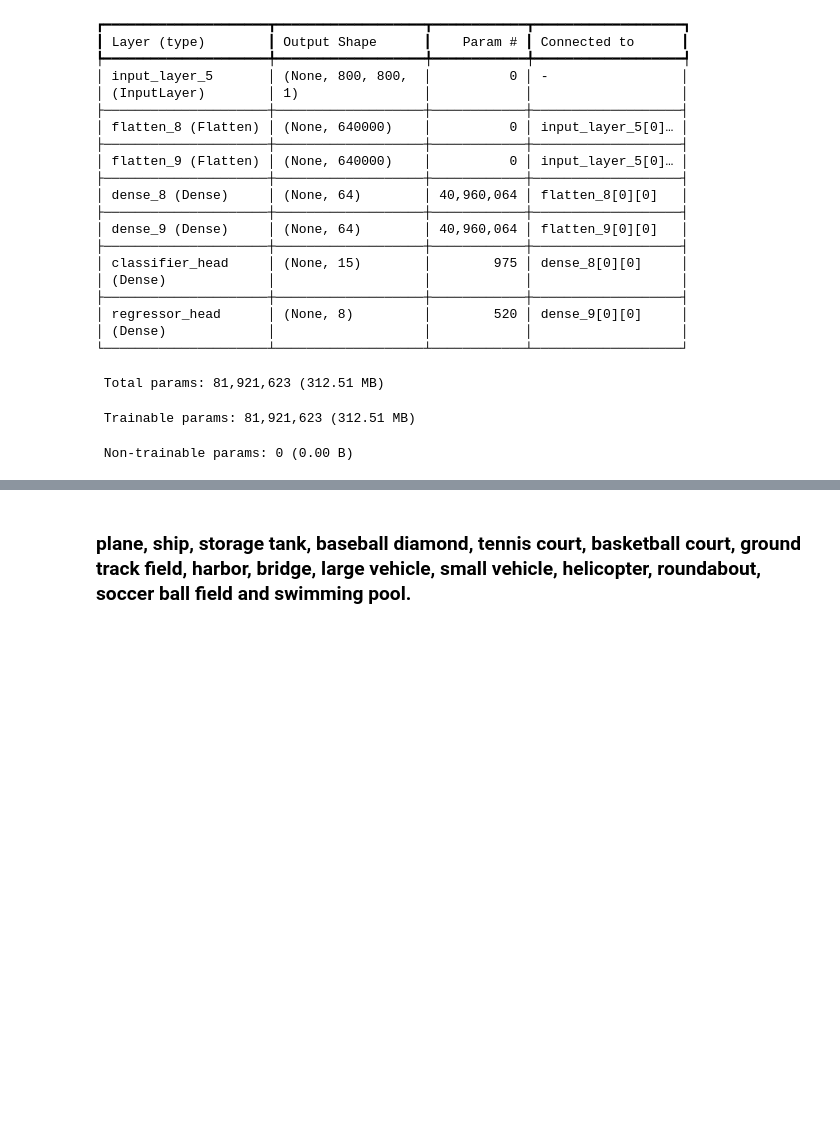
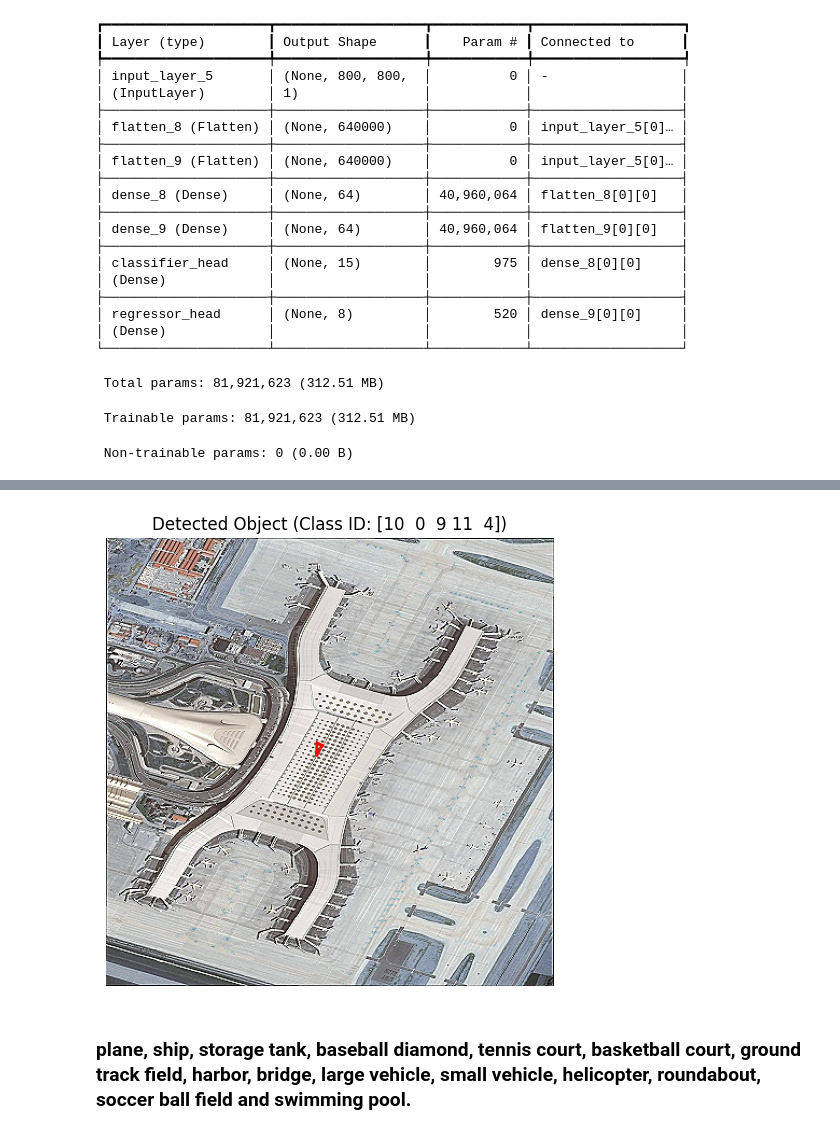
Before and after one commit to AdityaSaiKonduri/Hack2Skill, a Jupyter notebook: project (4).ipynb, the cells around one changed output, grey strips where cells are left out. Cells and saved outputs as stored; diff of their text form; code cells hidden in the pictures; blank space fills up the shorter version.

```diff
--- a/project (4).ipynb
+++ b/project (4).ipynb
@@ -844,0 +993,91 @@ Class ID: 10
+# %%
+import cv2
+import numpy as np
+import matplotlib.pyplot as plt
+from matplotlib.patches import Polygon
+from matplotlib.patches import Rectangle
+from keras.models import load_model
+
+custom_objects = {"custom_loss" : smooth_l1_loss, "custom_metric" : iou_metric}
+
+
+def get_top_5_argmax(predictions):
+    """
+    Get the argmax of the top 5 probabilities for each prediction.
+
+    :param predictions: numpy array of shape (batch_size, max_labels, num_classes)
+    :return: numpy array of shape (batch_size, max_labels, 5)
+    """
+    batch_size, max_labels, num_classes = predictions.shape
+
+    # Reshape to (batch_size * max_labels, num_classes)
+    flat_preds = predictions.reshape(-1, num_classes)
+
+    # Get top 5 indices
+    top_5_indices = np.argsort(flat_preds, axis=1)[:, -5:]
+
+    # Reverse the order to have highest probability first
+    top_5_indices = np.flip(top_5_indices, axis=1)
+
+    # Reshape back to (batch_size, max_labels, 5)
+    return top_5_indices.reshape(batch_size, max_labels, 5)
+
+
+# Load and preprocess the image
+image_path = "DOTAv1\\preprocessed_images\\train\\P0000.jpg"
+img = cv2.imread(image_path)
+img = cv2.cvtColor(img, cv2.COLOR_BGR2RGB)  # Convert BGR to RGB
+img = cv2.resize(img, (416, 416))  # Resize image to 416x416
+img = img.astype(np.float32) / 255.0  # Normalize to [0, 1]
+img_input = img.reshape((1, 416, 416, 3))  # Add batch dimension
+
+# Your existing code for prediction
+
+current_model = load_model("models\\new_final_saves\\model_79_retrain_0.677.h5", custom_objects = custom_objects)
+current_model.compile(optimizer='adam', loss=custom_objects["custom_loss"], metrics=[iou_metric])
+predictions = current_model.predict(img_input)
+class_probs, bounding_boxes = predictions
+# print("Class ID:", class_id)
+
+top_5_classes = get_top_5_argmax(class_probs)
+
+# Print results for the first prediction
+print("Top 5 predicted classes for first prediction:")
+for i, label_predictions in enumerate(top_5_classes[0]):
+    print(f"  Label {i + 1}: {label_predictions}")
+
+# If you want to get the actual class probabilities as well:
+top_5_probs = np.sort(class_probs, axis=-1)[:, :, -5:][:, :, ::-1]
+print("\nTop 5 probabilities for first prediction:")
+for i, label_probs in enumerate(top_5_probs[0]):
+    print(f"  Label {i + 1}: {label_probs}")
+
+# Extract bounding box coordinates
+bbox = bounding_boxes[0][0]
+x1, y1, x2, y2, x3, y3, x4, y4 = bbox
+
+# Create a figure and axis
+fig, ax = plt.subplots(figsize=(5, 5))
+
+# Display the image
+ax.imshow(img)  # Use img instead of img_input to remove batch dimension
+print(x1, y1, x2, y2, x3, y3, x4, y4)
+
+# Create a Polygon patch
+polygon = Polygon([(x1 * 416, y1 * 416), (x2 * 416, y2 * 416),
+                   (x3 * 416, y3 * 416), (x4 * 416, y4 * 416)],
+                  closed=True, fill=False, edgecolor='r', linewidth=2)
+
+# Add the polygon to the plot
+ax.add_patch(polygon)
+
+# Set the title
+ax.set_title(f"Detected Object (Class ID: {top_5_classes[0][0]})")
+
+# Remove axis labels
+ax.set_axis_off()
+
+# Show the plot
+plt.tight_layout()
+plt.show()
+# %% [output]
@@ -845,2 +1100,3 @@ Class ID: 10
+[figure, added]
 # %% [markdown]
 ### plane, ship, storage tank, baseball diamond, tennis court, basketball court, ground track field, harbor, bridge, large vehicle, small vehicle, helicopter, roundabout, soccer ball field and swimming pool.
```
Also changed, not shown: parts of 14 cells of this notebook.
